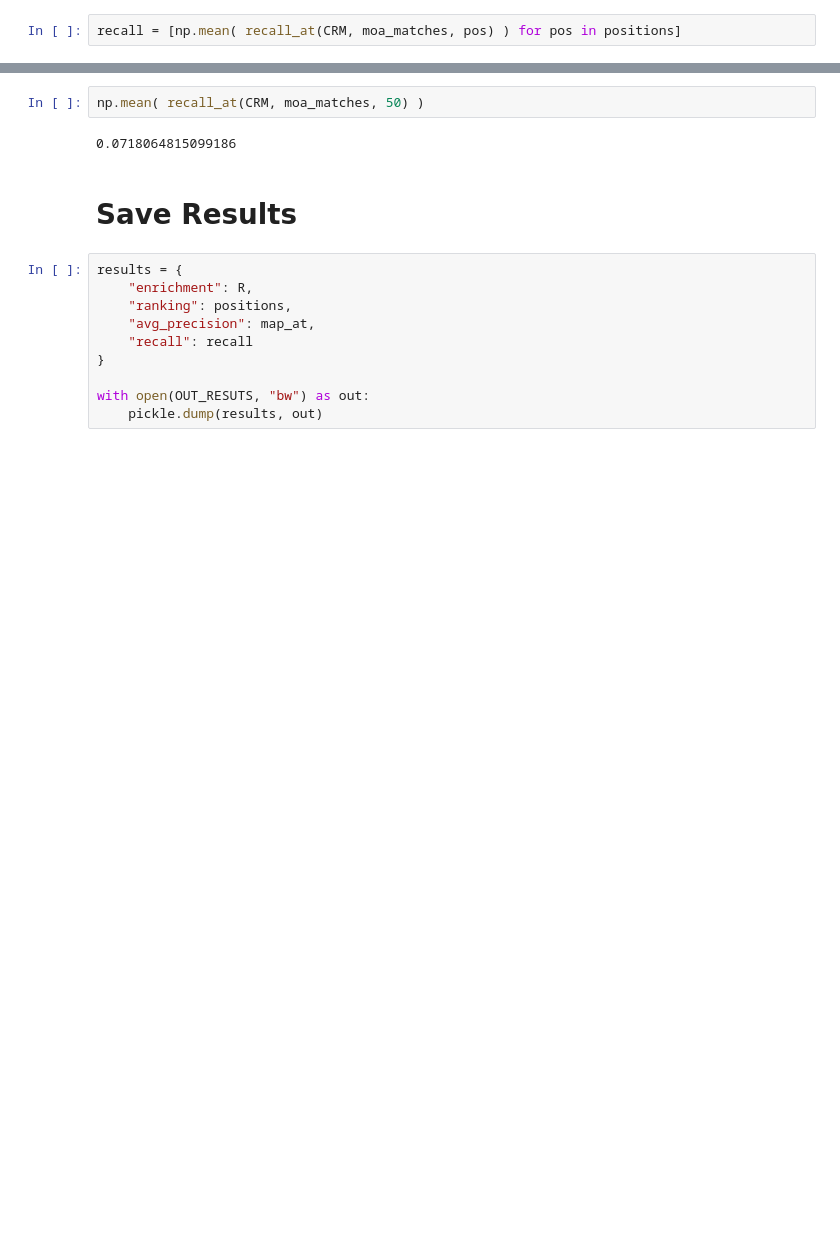
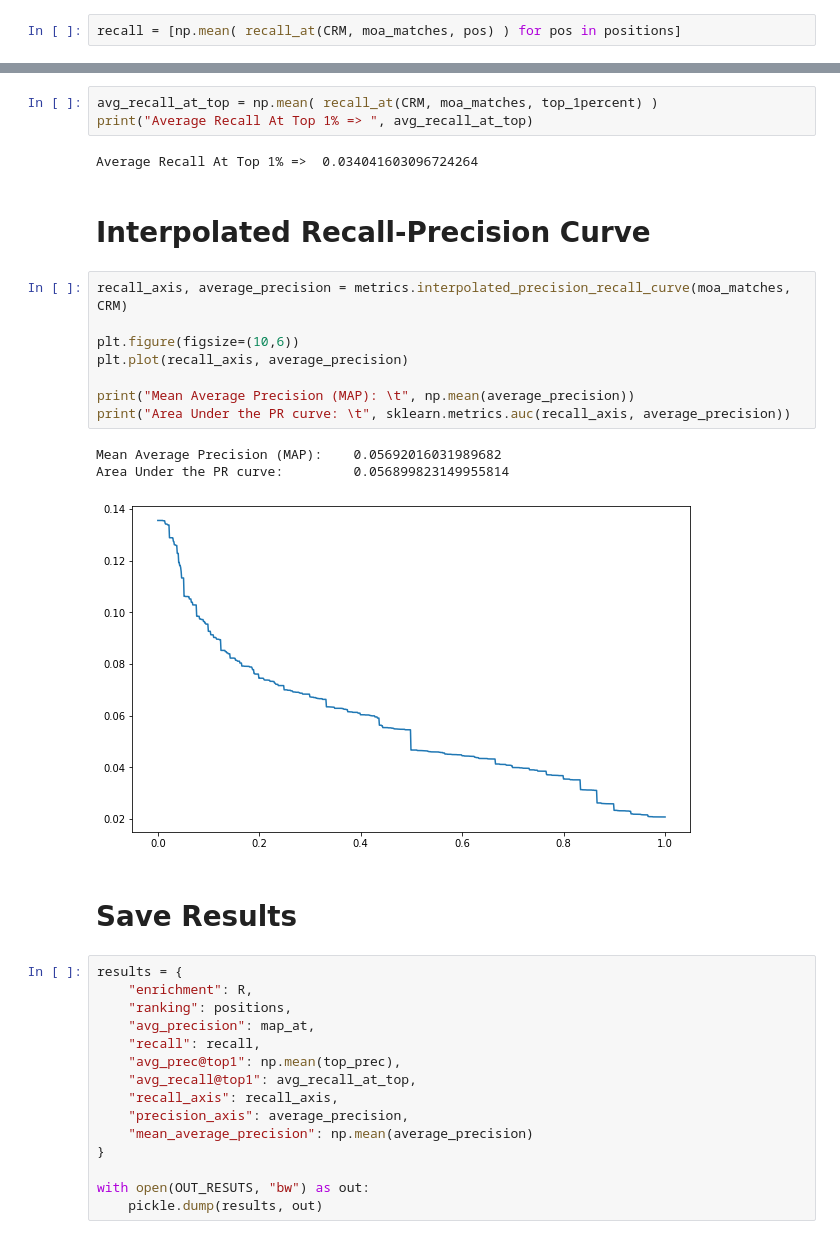
Before and after one commit to broadinstitute/DeepProfilerExperiments, a Jupyter notebook: bbbc022/04-downstream-analysis.ipynb, the cells around one changed output, grey strips where cells are left out. Saved outputs shown, nothing was run; the diff lists cells and outputs as text; blank space fills up the shorter version.

Commit message:
Updated metrics for BBBC022

```diff
--- a/bbbc022/04-downstream-analysis.ipynb
+++ b/bbbc022/04-downstream-analysis.ipynb
@@ -157,7 +162,22 @@ plt.plot(positions, recall)
-# %%
-np.mean( recall_at(CRM, moa_matches, 50) )
-# %% [output]
-0.0718064815099186
+# %%
+avg_recall_at_top = np.mean( recall_at(CRM, moa_matches, top_1percent) )
+print("Average Recall At Top 1% => ", avg_recall_at_top)
+# %% [output]
+Average Recall At Top 1% =>  0.034041603096724264
+# %% [markdown]
+# Interpolated Recall-Precision Curve
+# %%
+recall_axis, average_precision = metrics.interpolated_precision_recall_curve(moa_matches, CRM)
+
+plt.figure(figsize=(10,6))
+plt.plot(recall_axis, average_precision)
+
+print("Mean Average Precision (MAP): \t", np.mean(average_precision))
+print("Area Under the PR curve: \t", sklearn.metrics.auc(recall_axis, average_precision))
+# %% [output]
+Mean Average Precision (MAP):    0.05692016031989682
+Area Under the PR curve:         0.056899823149955814
+[figure, added]
 # %% [markdown]
 # Save Results
 # %%
@@ -165,7 +185,12 @@ results = {
     "enrichment": R,
     "ranking": positions,
     "avg_precision": map_at,
-    "recall": recall
+    "recall": recall,
+    "avg_prec@top1": np.mean(top_prec),
+    "avg_recall@top1": avg_recall_at_top,
+    "recall_axis": recall_axis,
+    "precision_axis": average_precision,
+    "mean_average_precision": np.mean(average_precision)
 }
 
 with open(OUT_RESUTS, "bw") as out:
```
Also changed, not shown: parts of 8 cells of this notebook, 1 other file.
